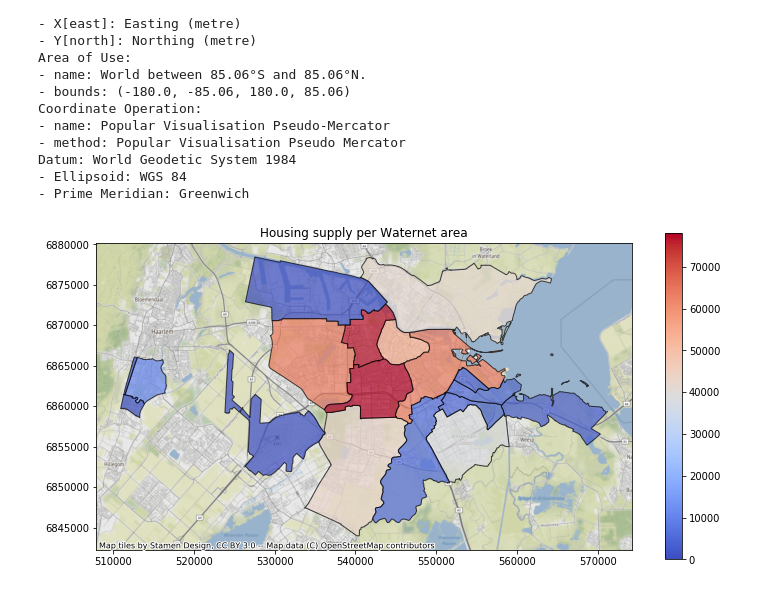
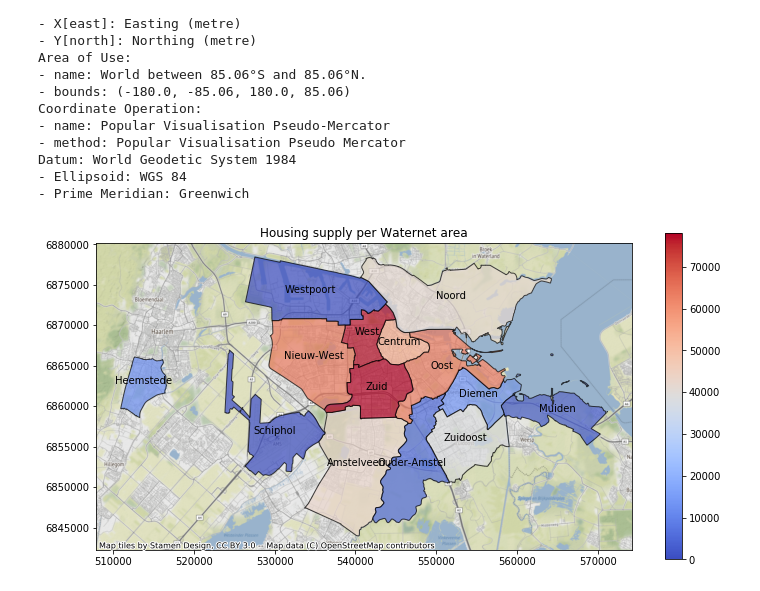
Before and after one commit to benplatten/UvA_DSP_Waternet, a Jupyter notebook: georegions.ipynb, the cells around one changed output. Cells and saved outputs as stored; diff of their text form; code cells hidden in the pictures.

Commit message:
Combined municipalities and boroughs

```diff
--- a/georegions.ipynb
+++ b/georegions.ipynb
@@ -28,6 +27,12 @@ geodata.head(3)
+# %%
+# Setting municipalities that are in scope, including Haarlemmermeer which contains Schiphol
+municipalities = ['Amstelveen', 'Diemen', 'Heemstede', 'Ouder-Amstel', 'Muiden']
+boroughs = ['Amsterdam', 'Haarlemmermeer']
+#municipalities = ['Amsterdam', 'Amstelveen', 'Diemen', 'Heemstede', 'Ouder-Amstel', 'Muiden', 'Haarlemmermeer']
 # %%
 # Filtering dataset based on regions that are in scope
-scope = geodata.loc[geodata.gemeentenaam.isin(municipalities)]
+scope = geodata.loc[(geodata.gemeentenaam.isin(municipalities) & geodata.wijkcode.isna()) | \
+    geodata.gemeentenaam.isin(boroughs) & geodata.wijkcode.notna()]
 scope[['gemeentenaam', 'wijkcode', 'wijknaam', 'geometry']]
 # %% [output]
 |  | gemeentenaam | wijkcode | wijknaam | geometry |
@@ -51,7 +56,7 @@ scope[['gemeentenaam', 'wijkcode', 'wijknaam', 'geometry']]
 # Areas besides Schiphol in the municipality of Haarlemmermeer are out of scope
 scope = scope.loc[(scope.gemeentenaam != 'Haarlemmermeer') | (scope.wijknaam == 'Schiphol')]
 # Areas without wijknaam seem to be only concerning water
-scope = scope.loc[scope.wijknaam.notna()]
+scope = scope.loc[scope.water == 'NEE']
 scope[['gemeentenaam', 'wijkcode', 'wijknaam', 'geometry']]
 # %% [output]
 |  | gemeentenaam | wijkcode | wijknaam | geometry |
@@ -73,0 +77,5 @@ scope[['gemeentenaam', 'wijkcode', 'wijknaam', 'geometry']]
+# %%
+# Merging and defining the correct region names
+scope['regionaam'] = np.where(scope.wijkcode.isna(), scope.gemeentenaam, scope.wijknaam)
+scope['regionaam'] = scope['regionaam'].str.replace('Stadsdeel ', '')
+scope[['gemeentenaam', 'wijkcode', 'wijknaam', 'regionaam', 'geometry']]
@@ -109,14 +133,16 @@ Datum: World Geodetic System 1984
 - Ellipsoid: WGS 84
 - Prime Meridian: Greenwich
 # %%
-data = scope[['gemeentenaam', 'wijkcode', 'wijknaam', 'woningvoorraad', 'geometry']]
+data = scope[['regionaam', 'woningvoorraad', 'geometry']]
 ax = data.plot(column='woningvoorraad', edgecolor='k', cmap='coolwarm', figsize=(12, 12), alpha=0.7, legend=True,\
     legend_kwds={'shrink': 0.5})
 ctx.add_basemap(ax, zoom=12)
 
+for i, geo in data.centroid.iteritems():
+    ax.annotate(s=data.regionaam[i], xy=[geo.x, geo.y], ha='center')
+
 fig = ax.get_figure()
 ax.set_title('Housing supply per Waternet area')
-#fig.colorbar(ax, fraction=0.046, pad=0.04)
 plt.show()
 # %% [output]
-[figure, old version]
+[figure, new version]
```
Also changed, not shown: parts of 7 cells of this notebook.
